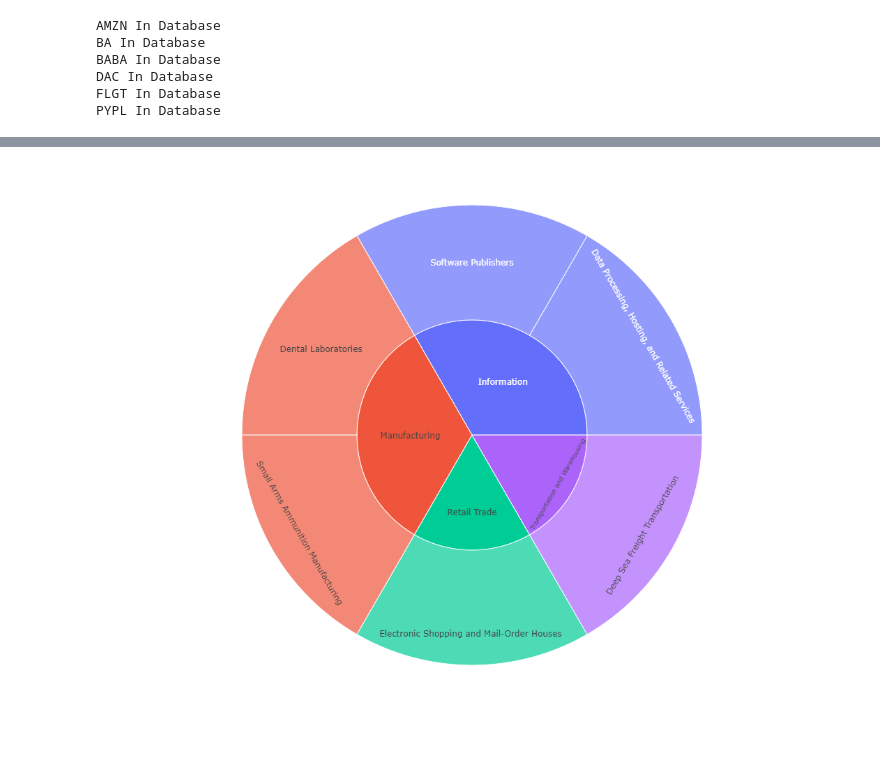
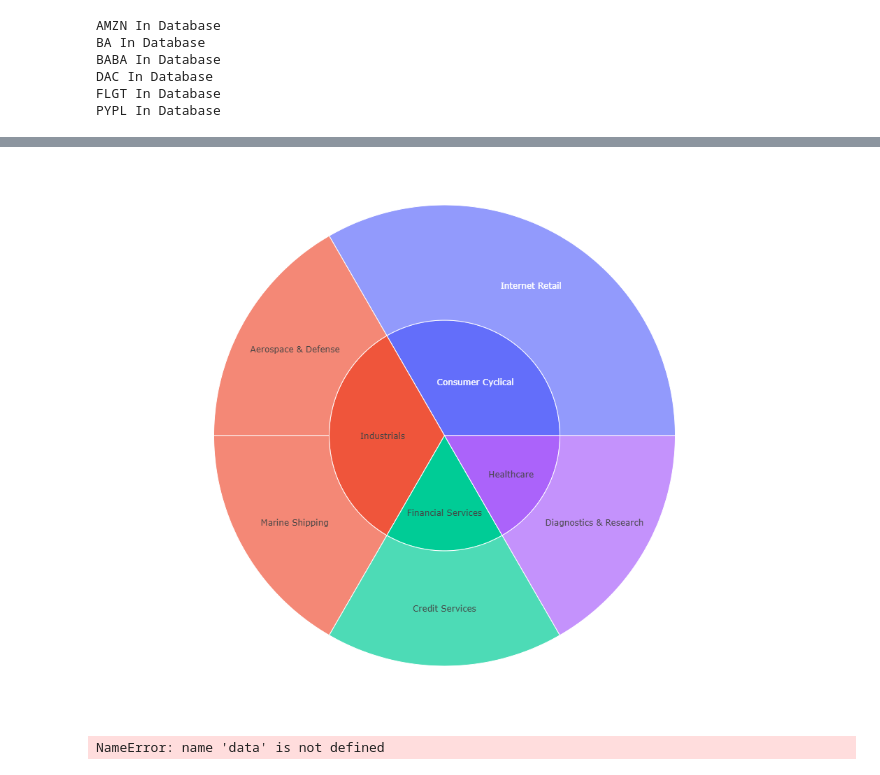
Before and after one commit to wchance/project1, a Jupyter notebook: notebooks/notebook-billy.ipynb, the cells around one changed output, grey strips where cells are left out. Drawn from its saved outputs; the diff is of its cells as text; code cells hidden in the pictures.

Commit message:
Change API for more accurate data provider

```diff
--- a/notebooks/notebook-billy.ipynb
+++ b/notebooks/notebook-billy.ipynb
@@ -94,46 +98,27 @@ iex_cloud_base_url = 'https://cloud.iexapis.com/stable'
 # Iterate through positions
 for ticker in df_tickers:
     # Check if ticker is in Database
-    exists_query = f"SELECT EXISTS (select true from company where symbol='{ticker}');"
+    exists_query = f"SELECT EXISTS (SELECT True FROM equities WHERE symbol='{ticker}');"
     exists = pd.read_sql(exists_query, conn)
     if exists.iloc[0][0] == True:
         print(f'{ticker} In Database')
-        company_query = f"SELECT symbol,exchange,industry,issueType,sector,country FROM company WHERE symbol='{ticker}';"
+        company_query = f"SELECT symbol,exchangeshortname,industry,sector FROM equities WHERE symbol='{ticker}';"
         df_temp = postgresql_to_dataframe(conn, company_query, column_names)
         final = pd.concat([final, df_temp])
     else:
         print(f'{ticker} Not in Database')
         # Query company info from api
-        iex_cloud_company = (f'/stock/{ticker}/company?token={iex_cloud_api}')
-        company_response = requests.get(iex_cloud_base_url + iex_cloud_company)
-        data = company_response.json()
-        #print(data)
-        # Insert to database
-        insert_query = "INSERT INTO company (symbol,companyName,exchange,industry,website,CEO," \
-            "securityName,issueType,sector,primarySicCode,employees,address,address2,state,city,zip,country,phone)" \
-            "VALUES('{0}','{1}','{2}','{3}','{4}','{5}','{6}','{7}','{8}','{9}','{10}','{11}','{12}','{13}','{14}'" \
-            ",'{15}','{16}','{17}')".format(data.get('symbol'),
-                                            data.get('companyName'),
-                                            data.get('exchange'),
-                                            data.get('industry'),
-                                            data.get('website'),
-                                            #data.get('description'),
-                                            data.get('CEO'),
-                                            data.get('securityName'),
-                                            data.get('issueType'),
-                                            data.get('sector'),
-                                            data.get('primarySicCode'),
-                                            data.get('employees'),
-                                            #data.get('tags'),
-                                            data.get('address'),
-                                            data.get('address2'),
-                                            data.get('state'),
-                                            data.get('city'),
-                                            data.get('zip'),
-                                            data.get('country'),
-                                            data.get('phone'))
+        fmp_profile = (f'/profile/{ticker}?apikey={fmp_api}')
+        fmp_profile_response = requests.get(fmp_base_url + fmp_profile)
+        data = fmp_profile_response.json()[0]
+        columns = data.keys()
+        values = [data[column] for column in columns]
+        insert_statement = 'INSERT INTO equities (%s) values %s'
         cursor = conn.cursor()
-        cursor.execute(insert_query)
+        cursor.execute(insert_statement, (AsIs(','.join(columns)), tuple(values)))
+        #print (cursor.mogrify(insert_statement, (AsIs(','.join(columns)), tuple(values))))
+        conn.commit()
+
         # Add to dataframe
         #company_query = f"SELECT symbol,exchange,industry,issueType,sector,country FROM company WHERE symbol='{ticker}';"
         #df_temp = postgresql_to_dataframe(conn, company_query, column_names)
@@ -161,13 +146,17 @@ count_industry = final['industry'].value_counts()
 # %%
 # Sunburst Plot
 px.sunburst(
     final,
-    path=['Sector', 'industry'],
+    path=['sector', 'industry'],
     #values='total',
     #color='country',
     color_continuous_scale='blues',
     width=800,
     height=800
 )
 # %% [output]
-[figure, old version]
+[figure, new version]
+# %%
+data
+# %% [output]
+NameError: name 'data' is not defined
```
Also changed, not shown: parts of 8 cells of this notebook.
